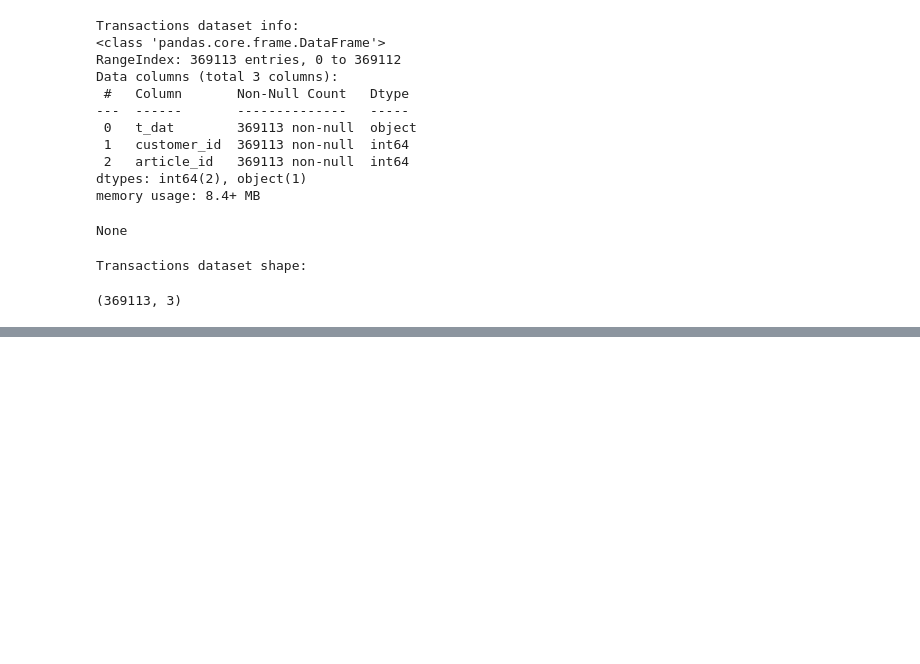
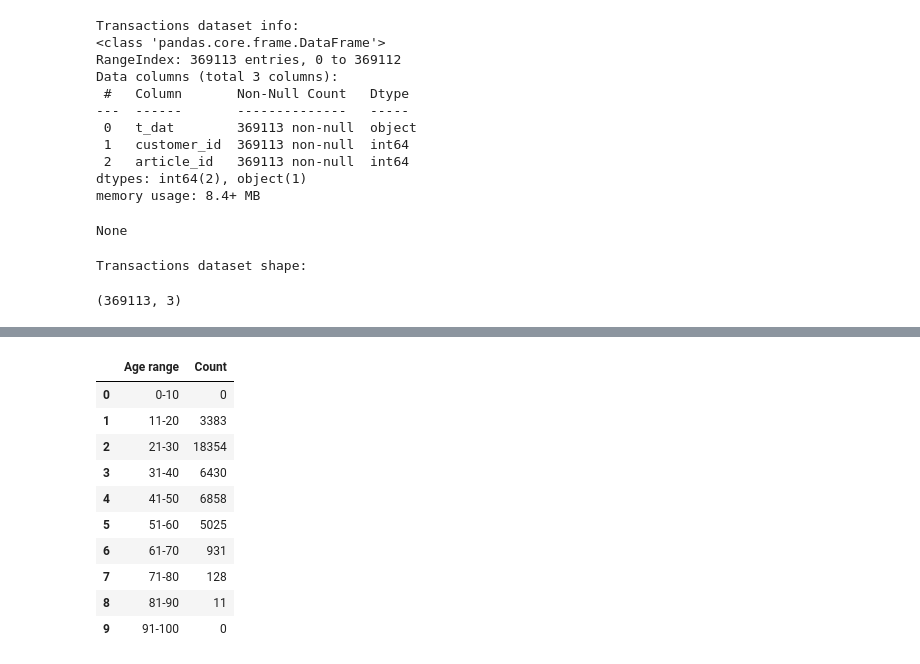
Before and after one commit to matteo-spadaccia/Artificial-Intelligence-and-Machine-Learning-Project-2023, a Jupyter notebook: main.ipynb, the cells around one changed output, grey strips where cells are left out. Saved outputs shown, nothing was run; the diff lists cells and outputs as text; code cells hidden in the pictures; blank space fills up the shorter version.

```diff
--- a/main.ipynb
+++ b/main.ipynb
@@ -206,0 +230,16 @@ hello world
+# %%
+age_ranges_df = pd.DataFrame([age_ranges]).T.reset_index()
+age_ranges_df.columns = ['Age range', 'Count']
+age_ranges_df
+# %% [output]
+|  | Age range | Count |
+| 0 | 0-10 | 0 |
+| 1 | 11-20 | 3383 |
+| 2 | 21-30 | 18354 |
+| 3 | 31-40 | 6430 |
+| 4 | 41-50 | 6858 |
+| 5 | 51-60 | 5025 |
+| 6 | 61-70 | 931 |
+| 7 | 71-80 | 128 |
+| 8 | 81-90 | 11 |
+| 9 | 91-100 | 0 |
```
Also changed, not shown: parts of 5 cells of this notebook.
